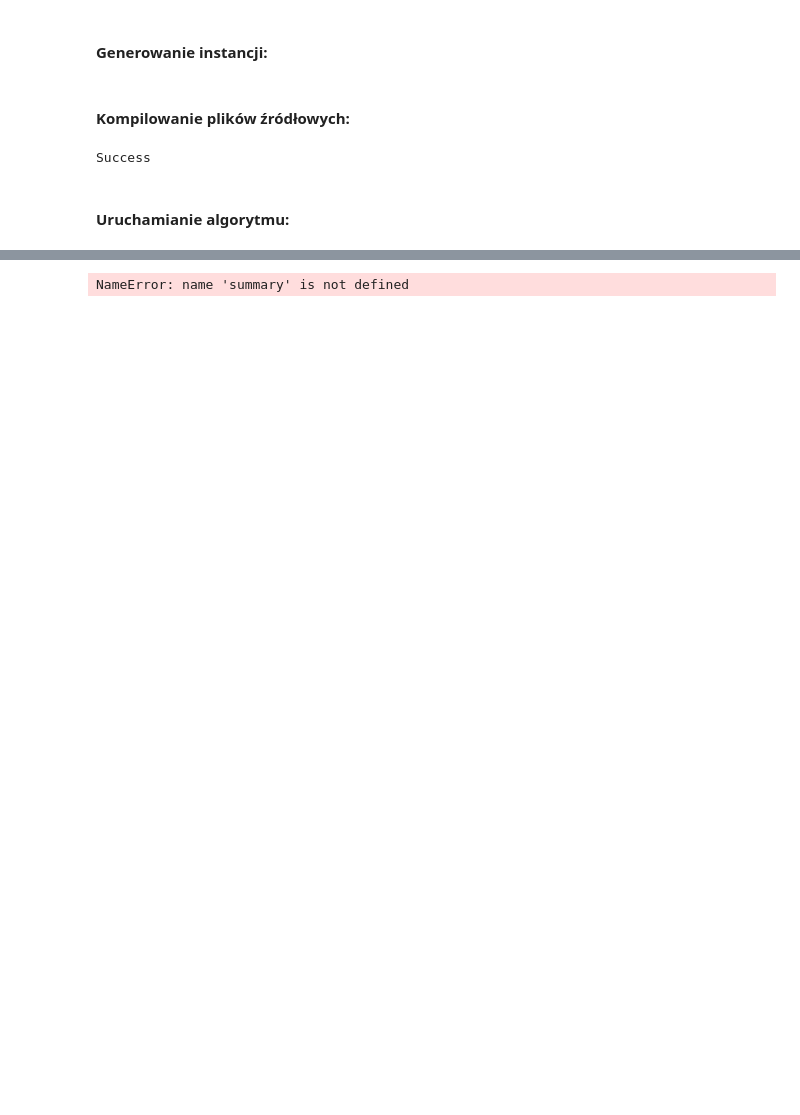
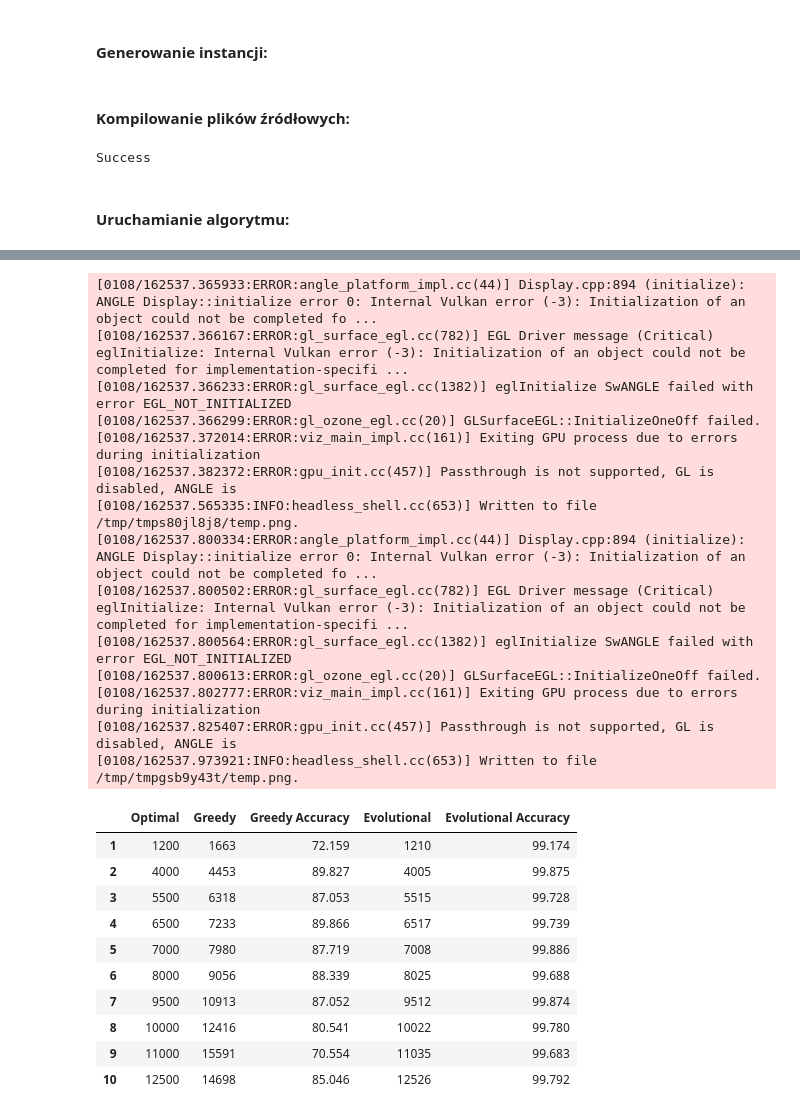
Before and after one commit to GPlaczek/PCmax, a Jupyter notebook: FullReview.ipynb, the cells around one changed output, grey strips where cells are left out. Saved outputs shown, nothing was run; the diff lists cells and outputs as text; code cells hidden in the pictures; blank space fills up the shorter version.

```diff
--- a/FullReview.ipynb
+++ b/FullReview.ipynb
@@ -142,15 +146,41 @@ plt.show()
 # %%
 import dataframe_image as dfi
 
 data = {'Optimal':[el[0] for el in summary],
        'Greedy':[el[2] for el in summary],
        'Greedy Accuracy':[el[4] for el in summary],
        'Evolutional':[el[1] for el in summary],
        'Evolutional Accuracy':[el[3] for el in summary]}
 df = pd.DataFrame(data)
 df.index = np.arange(1, len(df)+1)
 
-dfi.export(df,PATH+"/plots/data.svg")
+dfi.export(df,"{}/{}/data.svg".format(PATH,PLOTS_DIR))
+dfi.export(df,"{}/{}/data.png".format(PATH,PLOTS_DIR))
+
 df
 # %% [output]
-NameError: name 'summary' is not defined
+[0108/162537.365933:ERROR:angle_platform_impl.cc(44)] Display.cpp:894 (initialize): ANGLE Display::initialize error 0: Internal Vulkan error (-3): Initialization of an object could not be completed fo ...
+[0108/162537.366167:ERROR:gl_surface_egl.cc(782)] EGL Driver message (Critical) eglInitialize: Internal Vulkan error (-3): Initialization of an object could not be completed for implementation-specifi ...
+[0108/162537.366233:ERROR:gl_surface_egl.cc(1382)] eglInitialize SwANGLE failed with error EGL_NOT_INITIALIZED
+[0108/162537.366299:ERROR:gl_ozone_egl.cc(20)] GLSurfaceEGL::InitializeOneOff failed.
+[0108/162537.372014:ERROR:viz_main_impl.cc(161)] Exiting GPU process due to errors during initialization
+[0108/162537.382372:ERROR:gpu_init.cc(457)] Passthrough is not supported, GL is disabled, ANGLE is
+[0108/162537.565335:INFO:headless_shell.cc(653)] Written to file /tmp/tmps80jl8j8/temp.png.
+[0108/162537.800334:ERROR:angle_platform_impl.cc(44)] Display.cpp:894 (initialize): ANGLE Display::initialize error 0: Internal Vulkan error (-3): Initialization of an object could not be completed fo ...
+[0108/162537.800502:ERROR:gl_surface_egl.cc(782)] EGL Driver message (Critical) eglInitialize: Internal Vulkan error (-3): Initialization of an object could not be completed for implementation-specifi ...
+[0108/162537.800564:ERROR:gl_surface_egl.cc(1382)] eglInitialize SwANGLE failed with error EGL_NOT_INITIALIZED
+[0108/162537.800613:ERROR:gl_ozone_egl.cc(20)] GLSurfaceEGL::InitializeOneOff failed.
+[0108/162537.802777:ERROR:viz_main_impl.cc(161)] Exiting GPU process due to errors during initialization
+[0108/162537.825407:ERROR:gpu_init.cc(457)] Passthrough is not supported, GL is disabled, ANGLE is
+[0108/162537.973921:INFO:headless_shell.cc(653)] Written to file /tmp/tmpgsb9y43t/temp.png.
+|  | Optimal | Greedy | Greedy Accuracy | Evolutional | Evolutional Accuracy |
+| 1 | 1200 | 1663 | 72.159 | 1210 | 99.174 |
+| 2 | 4000 | 4453 | 89.827 | 4005 | 99.875 |
+| 3 | 5500 | 6318 | 87.053 | 5515 | 99.728 |
+| 4 | 6500 | 7233 | 89.866 | 6517 | 99.739 |
+| 5 | 7000 | 7980 | 87.719 | 7008 | 99.886 |
+| 6 | 8000 | 9056 | 88.339 | 8025 | 99.688 |
+| 7 | 9500 | 10913 | 87.052 | 9512 | 99.874 |
+| 8 | 10000 | 12416 | 80.541 | 10022 | 99.780 |
+| 9 | 11000 | 15591 | 70.554 | 11035 | 99.683 |
+| 10 | 12500 | 14698 | 85.046 | 12526 | 99.792 |
```
Also changed, not shown: parts of 12 cells of this notebook, 4 other files.
